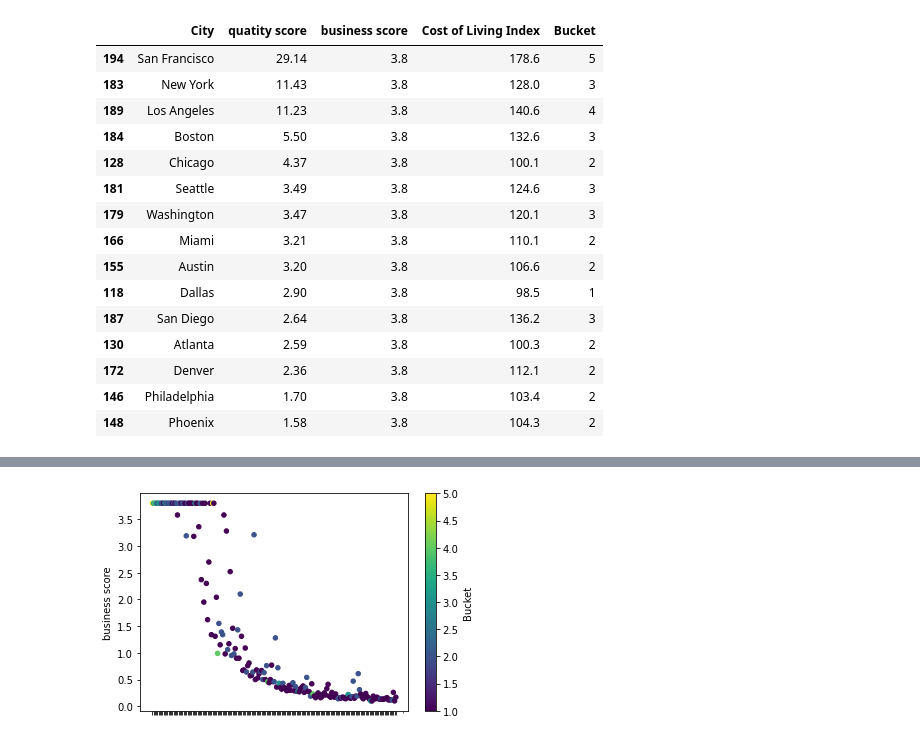
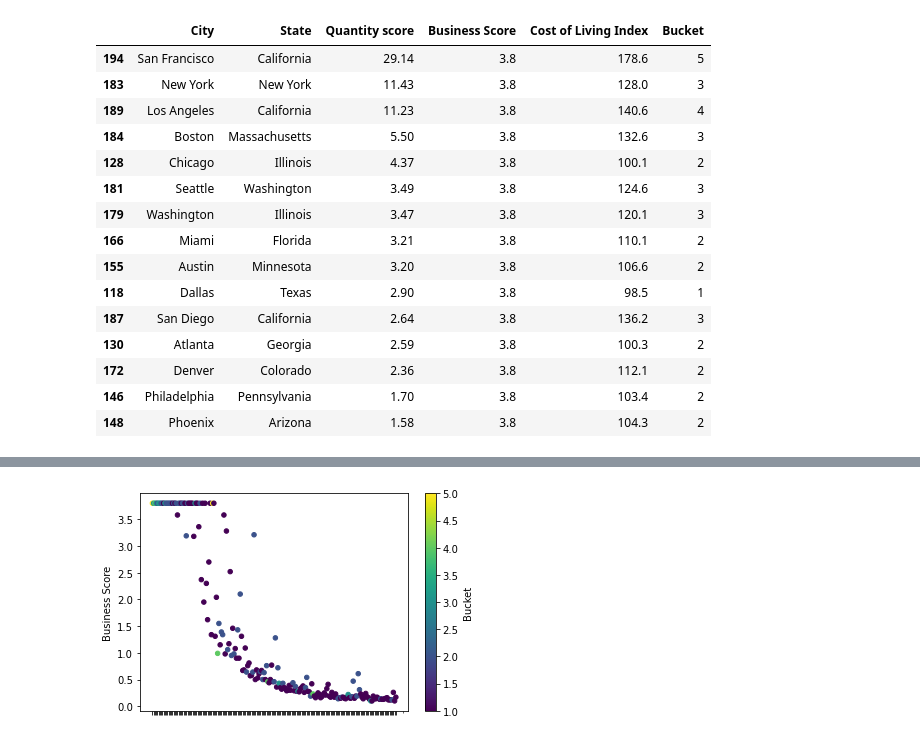
Before and after one commit to HappyM0f0/ClassProject2022, a Jupyter notebook: Data/Plotly Class Project .ipynb, the cells around one changed output, grey strips where cells are left out. Drawn from its saved outputs; the diff is of its cells as text; code cells hidden in the pictures.

Commit message:
Updates
Updates on State dict, including website information

```diff
--- a/Data/Plotly Class Project .ipynb
+++ b/Data/Plotly Class Project .ipynb
@@ -6,24 +6,24 @@ import plotly.graph_objects as go
 # %%
 # Load in csv
 # df1 = pd.read_csv("data_bucketed.csv", encoding = 'utf-8')
 # df1
-k_df2 = pd.read_csv('data_bucketed.csv').drop(['Index'],axis=1).sort_values(by=['quatity score'], ascending = False)
-k_df2.rename(columns={"city":"City","quatity score":"quantity score"})
+k_df2 = pd.read_csv('data_states.csv').drop(['Unnamed: 0'],axis=1).sort_values(by=['quantity score'], ascending = False)
+k_df2.rename(columns={"city":"City","quantity score":"Quantity score","business score":"Business Score"}, inplace=True)
 k_df2.head(15)
 # %% [output]
-|  | City | quatity score | business score | Cost of Living Index | Bucket |
-| 194 | San Francisco | 29.14 | 3.8 | 178.6 | 5 |
-| 183 | New York | 11.43 | 3.8 | 128.0 | 3 |
-| 189 | Los Angeles | 11.23 | 3.8 | 140.6 | 4 |
-| 184 | Boston | 5.50 | 3.8 | 132.6 | 3 |
-| 128 | Chicago | 4.37 | 3.8 | 100.1 | 2 |
-| 181 | Seattle | 3.49 | 3.8 | 124.6 | 3 |
-| 179 | Washington | 3.47 | 3.8 | 120.1 | 3 |
-| 166 | Miami | 3.21 | 3.8 | 110.1 | 2 |
-| 155 | Austin | 3.20 | 3.8 | 106.6 | 2 |
-| 118 | Dallas | 2.90 | 3.8 | 98.5 | 1 |
-| 187 | San Diego | 2.64 | 3.8 | 136.2 | 3 |
-| 130 | Atlanta | 2.59 | 3.8 | 100.3 | 2 |
-| 172 | Denver | 2.36 | 3.8 | 112.1 | 2 |
-| 146 | Philadelphia | 1.70 | 3.8 | 103.4 | 2 |
-| 148 | Phoenix | 1.58 | 3.8 | 104.3 | 2 |
+|  | City | State | Quantity score | Business Score | Cost of Living Index | Bucket |
+| 194 | San Francisco | California | 29.14 | 3.8 | 178.6 | 5 |
+| 183 | New York | New York | 11.43 | 3.8 | 128.0 | 3 |
+| 189 | Los Angeles | California | 11.23 | 3.8 | 140.6 | 4 |
+| 184 | Boston | Massachusetts | 5.50 | 3.8 | 132.6 | 3 |
+| 128 | Chicago | Illinois | 4.37 | 3.8 | 100.1 | 2 |
+| 181 | Seattle | Washington | 3.49 | 3.8 | 124.6 | 3 |
+| 179 | Washington | Illinois | 3.47 | 3.8 | 120.1 | 3 |
+| 166 | Miami | Florida | 3.21 | 3.8 | 110.1 | 2 |
+| 155 | Austin | Minnesota | 3.20 | 3.8 | 106.6 | 2 |
+| 118 | Dallas | Texas | 2.90 | 3.8 | 98.5 | 1 |
+| 187 | San Diego | California | 2.64 | 3.8 | 136.2 | 3 |
+| 130 | Atlanta | Georgia | 2.59 | 3.8 | 100.3 | 2 |
+| 172 | Denver | Colorado | 2.36 | 3.8 | 112.1 | 2 |
+| 146 | Philadelphia | Pennsylvania | 1.70 | 3.8 | 103.4 | 2 |
+| 148 | Phoenix | Arizona | 1.58 | 3.8 | 104.3 | 2 |
```
Also changed, not shown: parts of 11 cells of this notebook, 10 other files.
